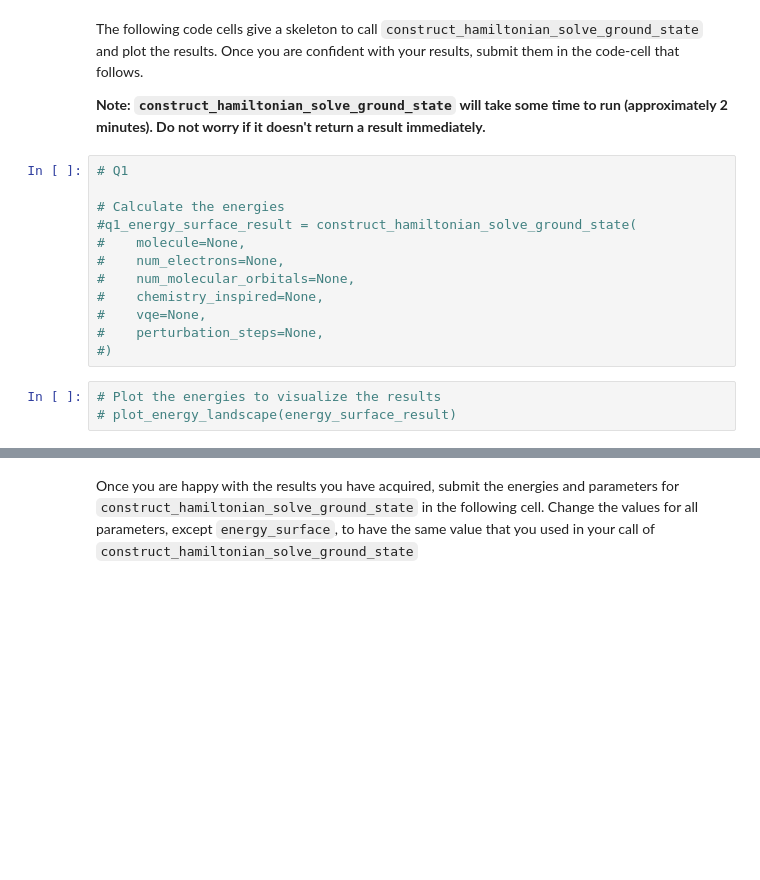
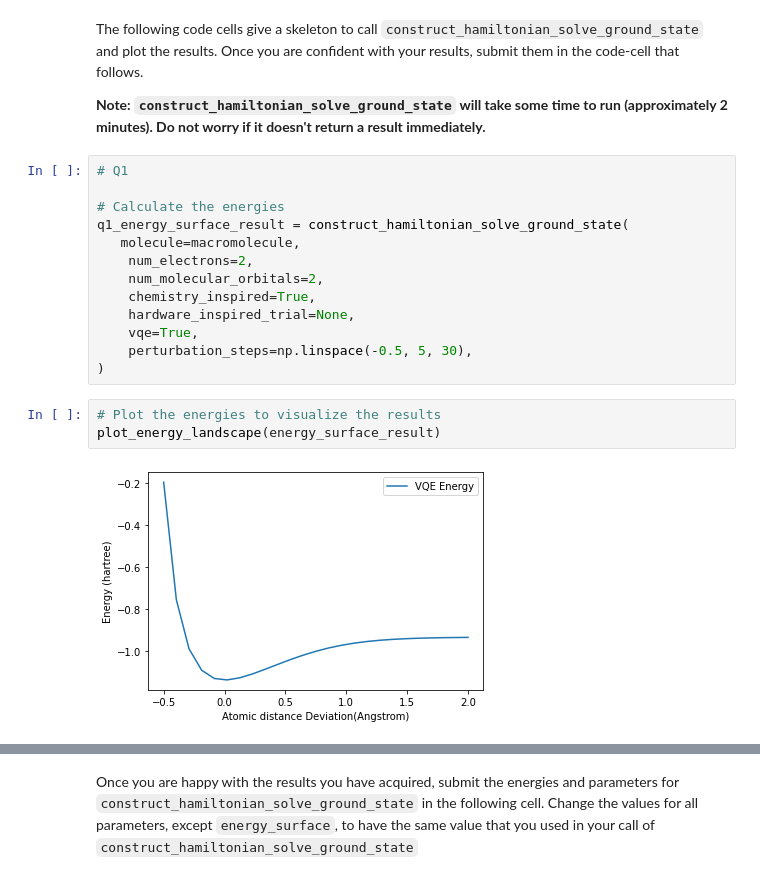
Before and after one commit to qiskit-community/ibm-quantum-challenge-africa-2021, a Jupyter notebook: content/lab3/lab3.ipynb, the cells around one changed output, grey strips where cells are left out. Cells and saved outputs as stored; diff of their text form; blank space fills up the shorter version.

```diff
--- a/content/lab3/lab3.ipynb
+++ b/content/lab3/lab3.ipynb
@@ -687,14 +718,17 @@ The following code cells give a skeleton to call `construct_hamiltonian_solve_gr
 # Q1
 
 # Calculate the energies
-#q1_energy_surface_result = construct_hamiltonian_solve_ground_state(
-#    molecule=None,
-#    num_electrons=None,
-#    num_molecular_orbitals=None,
-#    chemistry_inspired=None,
-#    vqe=None,
-#    perturbation_steps=None,
-#)
+q1_energy_surface_result = construct_hamiltonian_solve_ground_state(
+   molecule=macromolecule,
+    num_electrons=2,
+    num_molecular_orbitals=2,
+    chemistry_inspired=True,
+    hardware_inspired_trial=None,
+    vqe=True,
+    perturbation_steps=np.linspace(-0.5, 5, 30),
+)
 # %%
 # Plot the energies to visualize the results
-# plot_energy_landscape(energy_surface_result)
+plot_energy_landscape(energy_surface_result)
+# %% [output]
+[figure, added]
```
Also changed, not shown: parts of 25 cells of this notebook, 2 other files.
